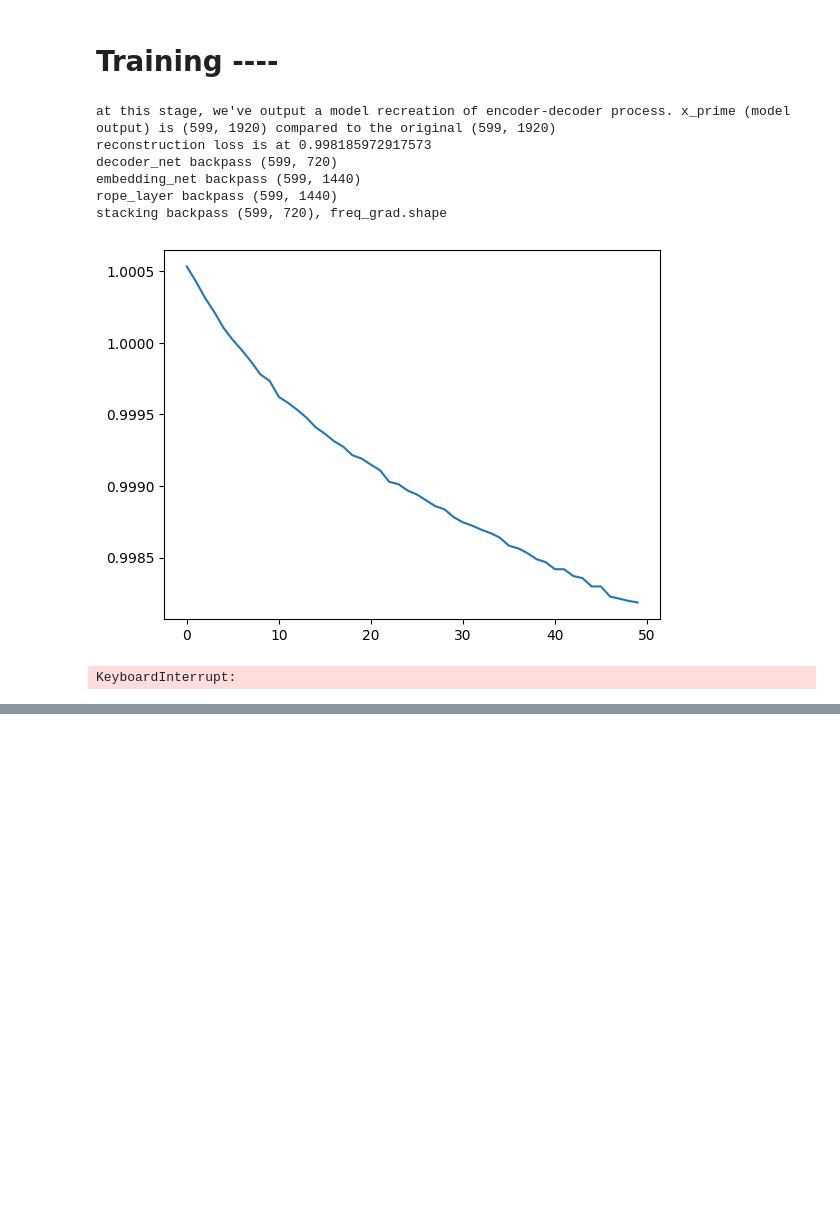
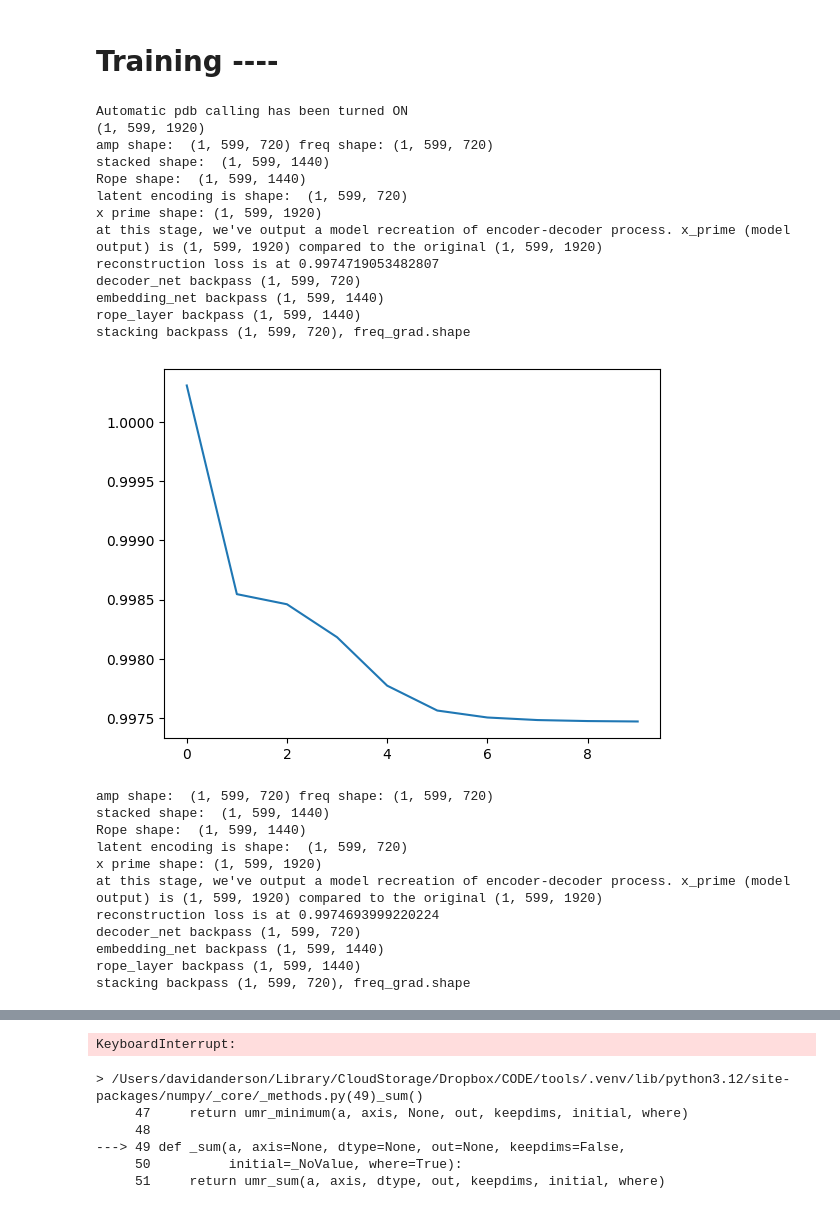
Before and after one commit to Davidgraey/ml-tools, a Jupyter notebook: notebooks/audio_encoding.ipynb, the cells around one changed output, grey strips where cells are left out. Cells and saved outputs as stored; diff of their text form; code cells hidden in the pictures; blank space fills up the shorter version.

Commit message:
updated layers with SPECTRE attention, adjusted 2D / 3D behavior.  Convergence

```diff
--- a/src/ml_tools/models/embedding/audio_encoding.ipynb
+++ b/notebooks/audio_encoding.ipynb
@@ -230,3 +243,11 @@ all_losses = []
 all_layers = [amplitude_layer_a, amplitude_layer_b, amplitude_layer_c, freq_fft_layer, freq_fc_layer,
               stacking_layer, rope_layer, enc_attention, dropout_a, fc_a, fc_b, fc_c, decoder_dropout,
               decoder_attention, decoder_fc_a, decoder_fc_b, decoder_norm, decoder_fc_c,]
+# %%
+print(windowed_data.shape)
+windowed_data = windowed_data.reshape(-1, windowed_data.shape[0],
+                                      windowed_data.shape[1])
+
+# windowed_data = windowed_data.reshape(-1,
+#                                       windowed_data.shape[-1])
+print(windowed_data.shape)
@@ -233,14 +257,26 @@ all_layers = [amplitude_layer_a, amplitude_layer_b, amplitude_layer_c, freq_fft_
 # %% [markdown]
 # Training ----
 # %%
+%pdb on
+print(windowed_data.shape)
 for step in range(5000):
-    verbose = True if (step + 1) % 50 == 0 else False
+    verbose = True if (step + 1) % 10 == 0 else False
+    # verbose = True
 
     # -------------------- FORWARD PASS THROUGH THE NETWORK ------------
     x_amp = amplitude_layer_c(amplitude_layer_b(amplitude_layer_a(windowed_data)))
     x_freq = freq_fc_layer(freq_fft_layer(windowed_data))
-    x_stacked = rope_layer(stacking_layer(x_amp, x_freq))
+    if verbose:
+        print(f"amp shape:  {x_amp.shape} freq shape: {x_freq.shape}")
+    stacked = stacking_layer(x_amp, x_freq)
+    if verbose:
+        print(f"stacked shape:  {stacked.shape}")
+    x_stacked = rope_layer(stacked)
+    if verbose:
+        print(f"Rope shape:  {x_stacked.shape}")
     encoded = fc_c(fc_b(fc_a(dropout_a(enc_attention(x_stacked)))))
+    if verbose:
+        print("latent encoding is shape: ", encoded.shape)
 
     x_prime = decoder_fc_c(
         decoder_norm(
@@ -251,7 +287,8 @@ for step in range(5000):
         )
     )
 
-    assert x_prime.shape == (num_windows, samples_per_window)
+    if verbose:
+        print(f"x prime shape: {x_prime.shape}")
 
     _l = loss.forward(prediction=x_prime, targets=windowed_data)
     if verbose:
@@ -285,38 +322,55 @@ for step in range(5000):
                 fc_b.backward(
                     fc_c.backward(grad_output)
                 )
             )
         )
     )
     if verbose:
         print(f"embedding_net backpass {grad_output.shape}")
     grad_output = rope_layer.backward(grad_output)
     if verbose:
         print(f"rope_layer backpass {grad_output.shape}")
     amp_grad, freq_grad = stacking_layer.backward(grad_output)
     if verbose:
         print(f"stacking backpass {amp_grad.shape}, freq_grad.shape")
 
     amp_grad = amplitude_layer_c.backward(amp_grad)
     amp_grad = amplitude_layer_b.backward(amp_grad)
     amp_grad = amplitude_layer_a.backward(amp_grad)
     freq_out = freq_fft_layer.backward(freq_fc_layer.backward(freq_grad))
 
     optimizer.step(all_layers)
 
     if verbose:
         plt.plot(all_losses)
         plt.show()
 
 print(all_losses)
 plt.plot(all_losses)
 plt.show()
 # %% [output]
-at this stage, we've output a model recreation of encoder-decoder process. x_prime (model output) is (599, 1920) compared to the original (599, 1920)
-reconstruction loss is at 0.998185972917573
-decoder_net backpass (599, 720)
-embedding_net backpass (599, 1440)
-rope_layer backpass (599, 1440)
-stacking backpass (599, 720), freq_grad.shape
+Automatic pdb calling has been turned ON
+(1, 599, 1920)
+amp shape:  (1, 599, 720) freq shape: (1, 599, 720)
+stacked shape:  (1, 599, 1440)
+Rope shape:  (1, 599, 1440)
+latent encoding is shape:  (1, 599, 720)
+x prime shape: (1, 599, 1920)
+at this stage, we've output a model recreation of encoder-decoder process. x_prime (model output) is (1, 599, 1920) compared to the original (1, 599, 1920)
+reconstruction loss is at 0.9974719053482807
+decoder_net backpass (1, 599, 720)
+embedding_net backpass (1, 599, 1440)
+rope_layer backpass (1, 599, 1440)
+stacking backpass (1, 599, 720), freq_grad.shape
-[figure, old version]
+[figure, new version]
-KeyboardInterrupt:
+amp shape:  (1, 599, 720) freq shape: (1, 599, 720)
+stacked shape:  (1, 599, 1440)
+Rope shape:  (1, 599, 1440)
+latent encoding is shape:  (1, 599, 720)
+x prime shape: (1, 599, 1920)
+at this stage, we've output a model recreation of encoder-decoder process. x_prime (model output) is (1, 599, 1920) compared to the original (1, 599, 1920)
+reconstruction loss is at 0.9974693999220224
+decoder_net backpass (1, 599, 720)
+embedding_net backpass (1, 599, 1440)
+rope_layer backpass (1, 599, 1440)
+stacking backpass (1, 599, 720), freq_grad.shape
@@ -322,0 +378,7 @@ KeyboardInterrupt:
+KeyboardInterrupt:
+> /Users/davidanderson/Library/CloudStorage/Dropbox/CODE/tools/.venv/lib/python3.12/site-packages/numpy/_core/_methods.py(49)_sum()
+     47     return umr_minimum(a, axis, None, out, keepdims, initial, where)
+     48
+---> 49 def _sum(a, axis=None, dtype=None, out=None, keepdims=False,
+     50          initial=_NoValue, where=True):
+     51     return umr_sum(a, axis, dtype, out, keepdims, initial, where)
```
Also changed, not shown: parts of 5 cells of this notebook, 9 other files.
